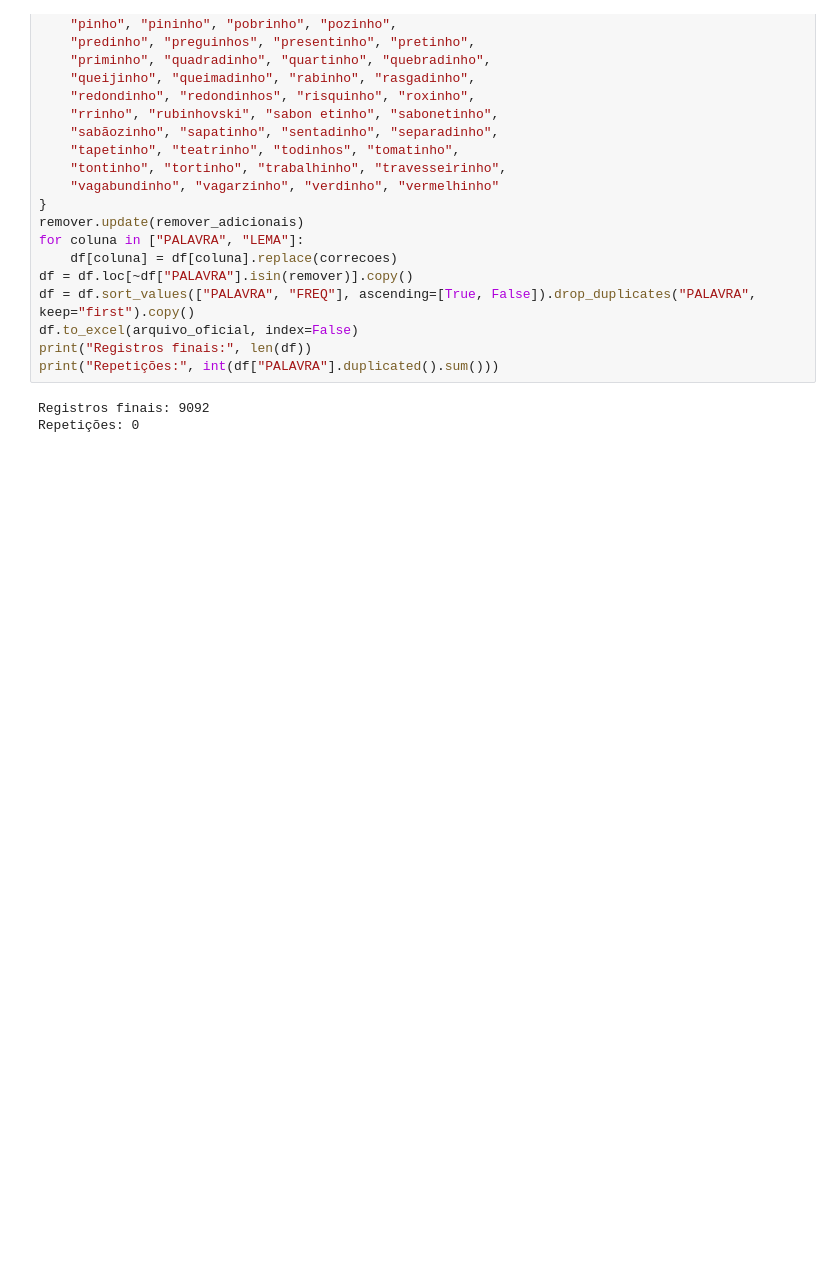
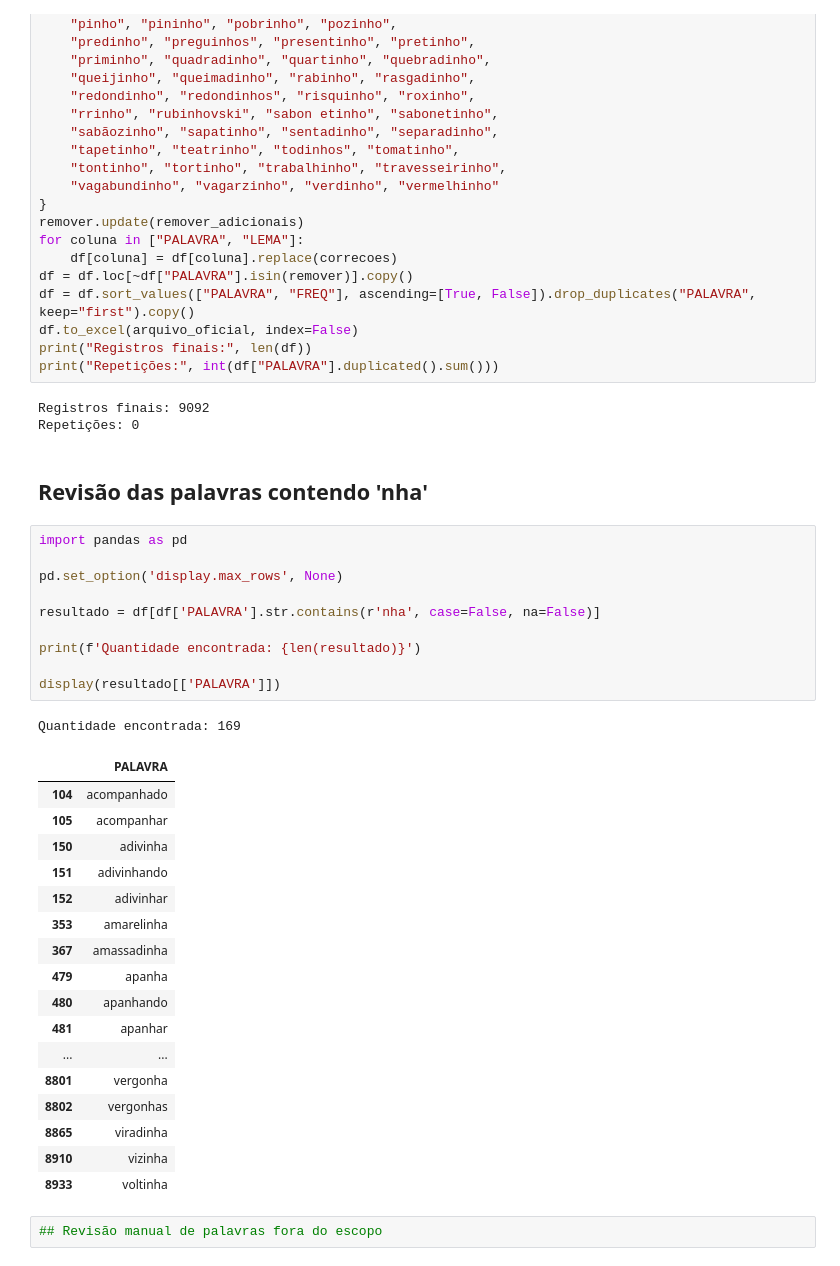
Before and after one commit to FatecFranca/DSM-P5-G01-2026-02, a Jupyter notebook: Pre_processamento_3.ipynb, the cells around one changed output. Drawn from its saved outputs; the diff is of its cells as text; blank space fills up the shorter version.

Commit message:
Tratamento de palavras que contenham 'nha'

```diff
--- a/Pre_processamento_3.ipynb
+++ b/Pre_processamento_3.ipynb
@@ -680,3 +663,36 @@ print("Repetições:", int(df["PALAVRA"].duplicated().sum()))
 # %% [output]
 Registros finais: 9092
 Repetições: 0
+# %% [markdown]
+## Revisão das palavras contendo 'nha'
+# %%
+import pandas as pd
+
+pd.set_option('display.max_rows', None)
+
+resultado = df[df['PALAVRA'].str.contains(r'nha', case=False, na=False)]
+
+print(f'Quantidade encontrada: {len(resultado)}')
+
+display(resultado[['PALAVRA']])
+# %% [output]
+Quantidade encontrada: 169
+|  | PALAVRA |
+| 104 | acompanhado |
+| 105 | acompanhar |
+| 150 | adivinha |
+| 151 | adivinhando |
+| 152 | adivinhar |
+| 353 | amarelinha |
+| 367 | amassadinha |
+| 479 | apanha |
+| 480 | apanhando |
+| 481 | apanhar |
+| ... | ... |
+| 8801 | vergonha |
+| 8802 | vergonhas |
+| 8865 | viradinha |
+| 8910 | vizinha |
+| 8933 | voltinha |
+# %%
+## Revisão manual de palavras fora do escopo
```
Also changed, not shown: parts of 7 cells of this notebook, 2 other files.
